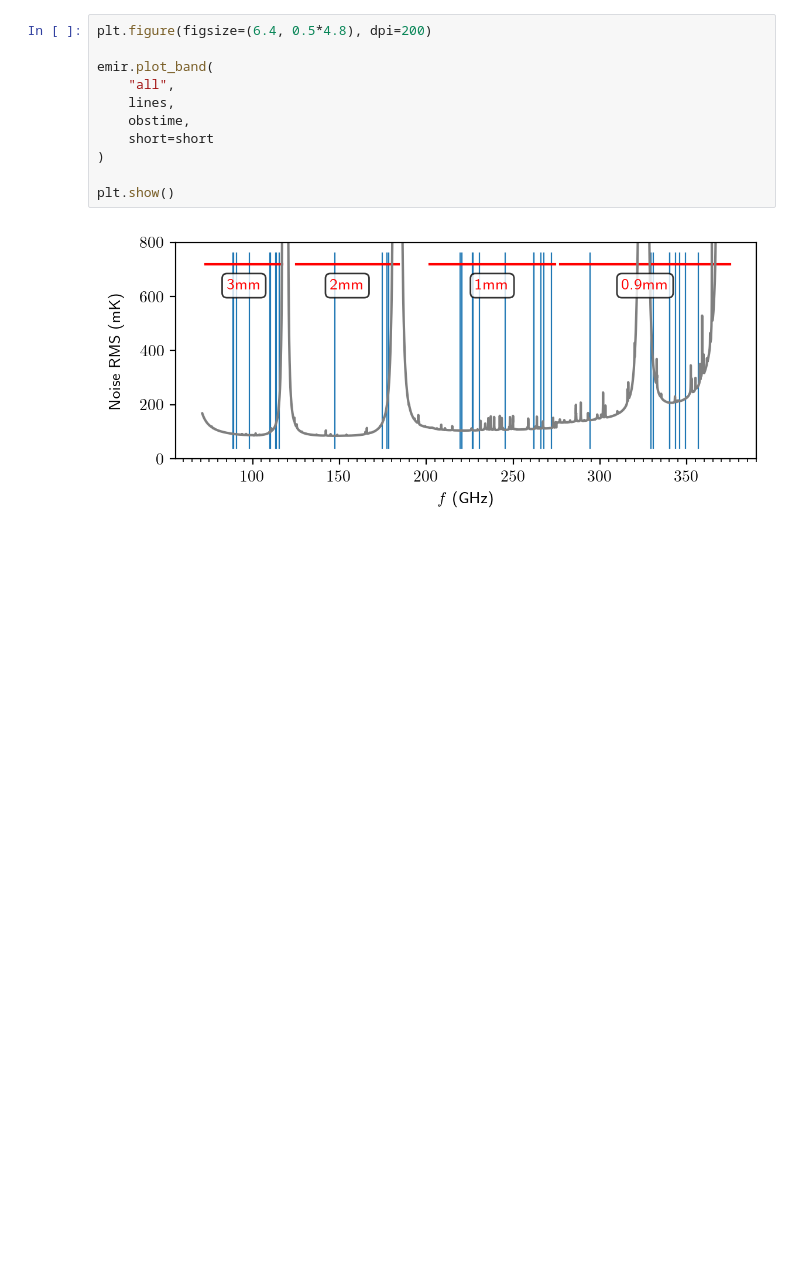
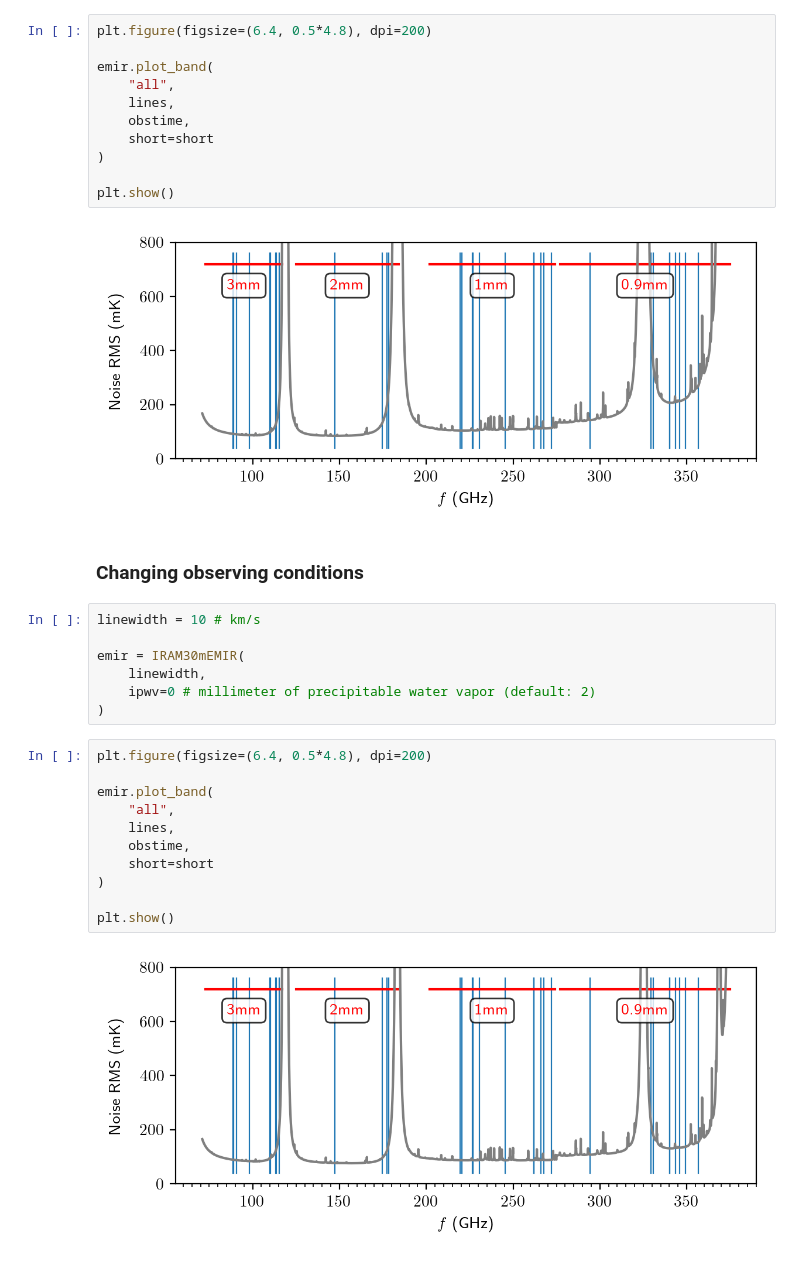
Before and after one commit to einigl/iram-30m-emir-obs-info, a Jupyter notebook: examples/emir-bands.ipynb, the cells around one changed output. Saved outputs shown, nothing was run; the diff lists cells and outputs as text; blank space fills up the shorter version.

```diff
--- a/examples/emir-bands.ipynb
+++ b/examples/emir-bands.ipynb
@@ -120,3 +120,25 @@ emir.plot_band(
 plt.show()
 # %% [output]
 [figure]
+# %% [markdown]
+### Changing observing conditions
+# %%
+linewidth = 10 # km/s
+
+emir = IRAM30mEMIR(
+    linewidth,
+    ipwv=0 # millimeter of precipitable water vapor (default: 2)
+)
+# %%
+plt.figure(figsize=(6.4, 0.5*4.8), dpi=200)
+
+emir.plot_band(
+    "all",
+    lines,
+    obstime,
+    short=short
+)
+
+plt.show()
+# %% [output]
+[figure, added]
```
Also changed, not shown: parts of 2 cells of this notebook, 7 other files.
